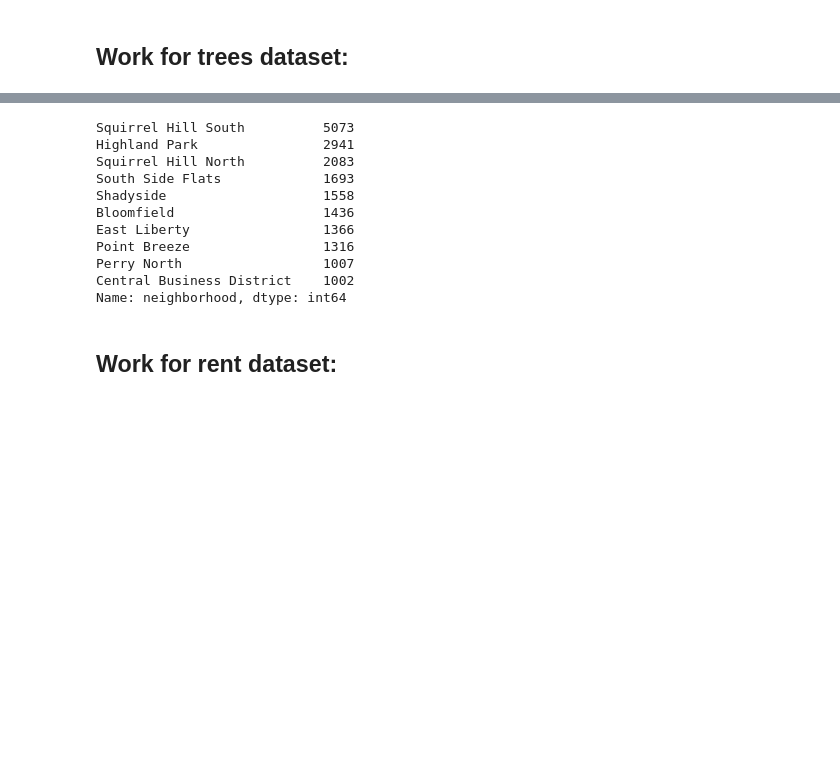
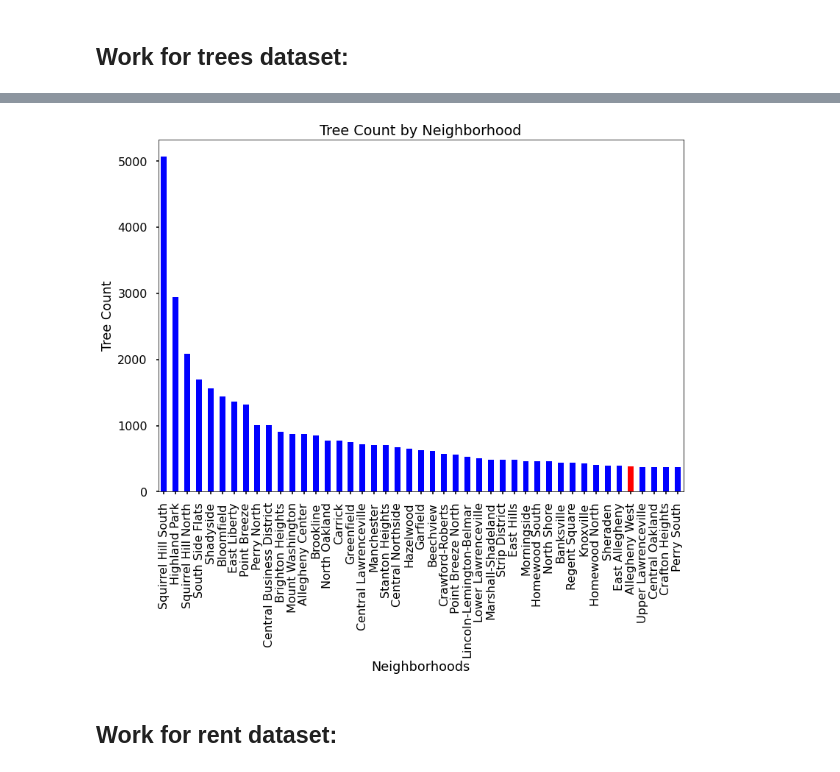
Before and after one commit to heatherguzik/-best-pittsburgh-neighborhood, a Jupyter notebook: Heather'sNotebook.ipynb, the cells around one changed output, grey strips where cells are left out. Saved outputs shown, nothing was run; the diff lists cells and outputs as text; code cells hidden in the pictures; blank space fills up the shorter version.

```diff
--- a/Heather'sNotebook.ipynb
+++ b/Heather'sNotebook.ipynb
@@ -28,19 +28,27 @@ tree_data.head(10)
-# %%
-# finding neighborhoods with the most trees
-tree_counts = tree_data["neighborhood"].value_counts().sort_values(ascending=False)
-tree_counts.head(10)
-# %% [output]
-Squirrel Hill South          5073
-Highland Park                2941
-Squirrel Hill North          2083
-South Side Flats             1693
-Shadyside                    1558
-Bloomfield                   1436
-East Liberty                 1366
-Point Breeze                 1316
-Perry North                  1007
-Central Business District    1002
-Name: neighborhood, dtype: int64
+# %%
+# finding neighborhoods with the most trees
+tree_counts = tree_data["neighborhood"].value_counts().sort_values(ascending=False)
+
+tree_counts_to_plot = tree_counts[:45]
+
+# plot
+plt.title("Tree Count by Neighborhood")
+plt.xlabel("Neighborhoods")
+plt.ylabel("Tree Count")
+plt.style.use('seaborn-poster')
+
+colors = ['b']
+
+ax = tree_counts_to_plot.plot(kind='bar', color=colors, legend=False)
+
+highlight = 'Allegheny West'
+pos = tree_counts_to_plot.index.get_loc(highlight)
+
+ax.patches[pos].set_facecolor('r')
+
+plt.show()
+# %% [output]
+[figure, added]
 # %% [markdown]
 ## Work for rent dataset:
 # %%
```
Also changed, not shown: parts of 4 cells of this notebook.
